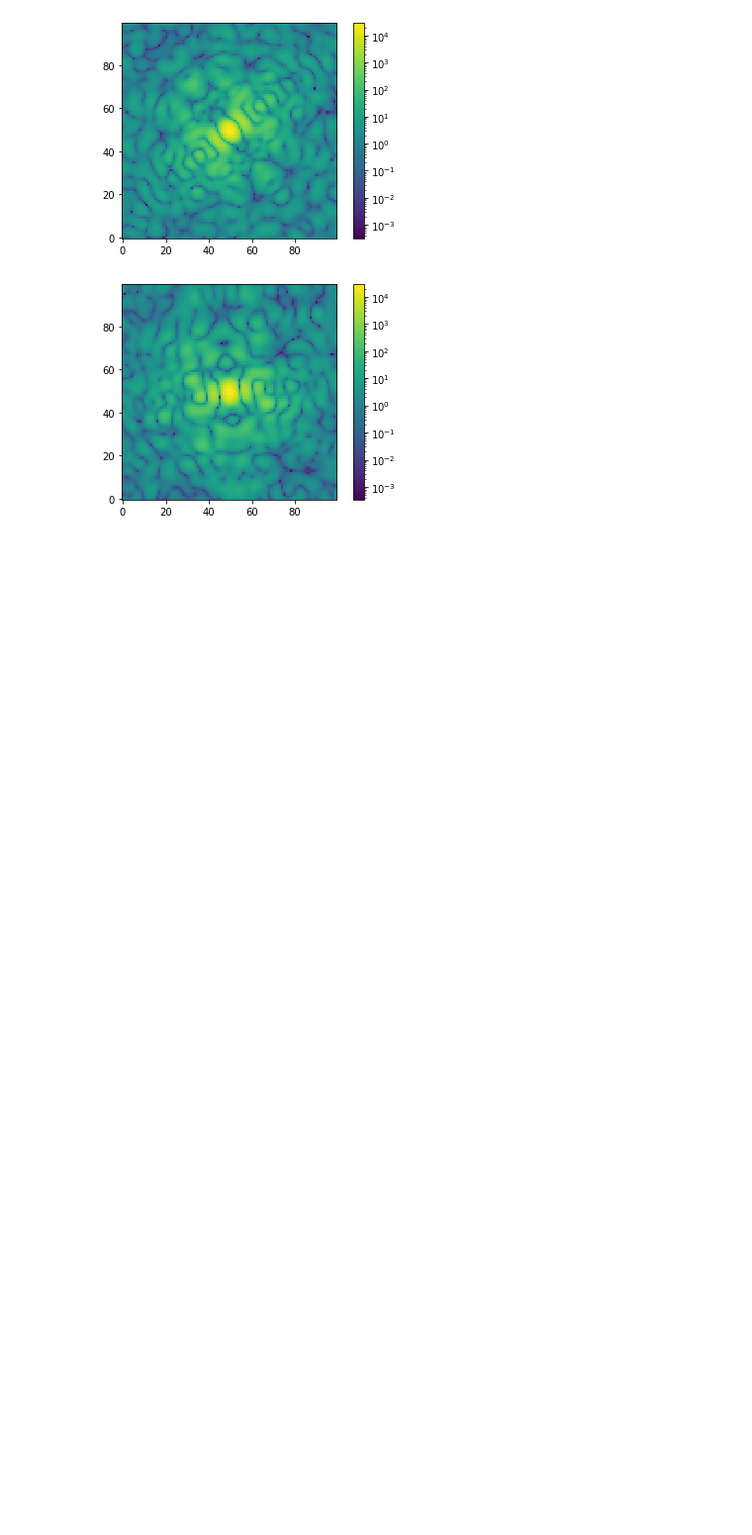
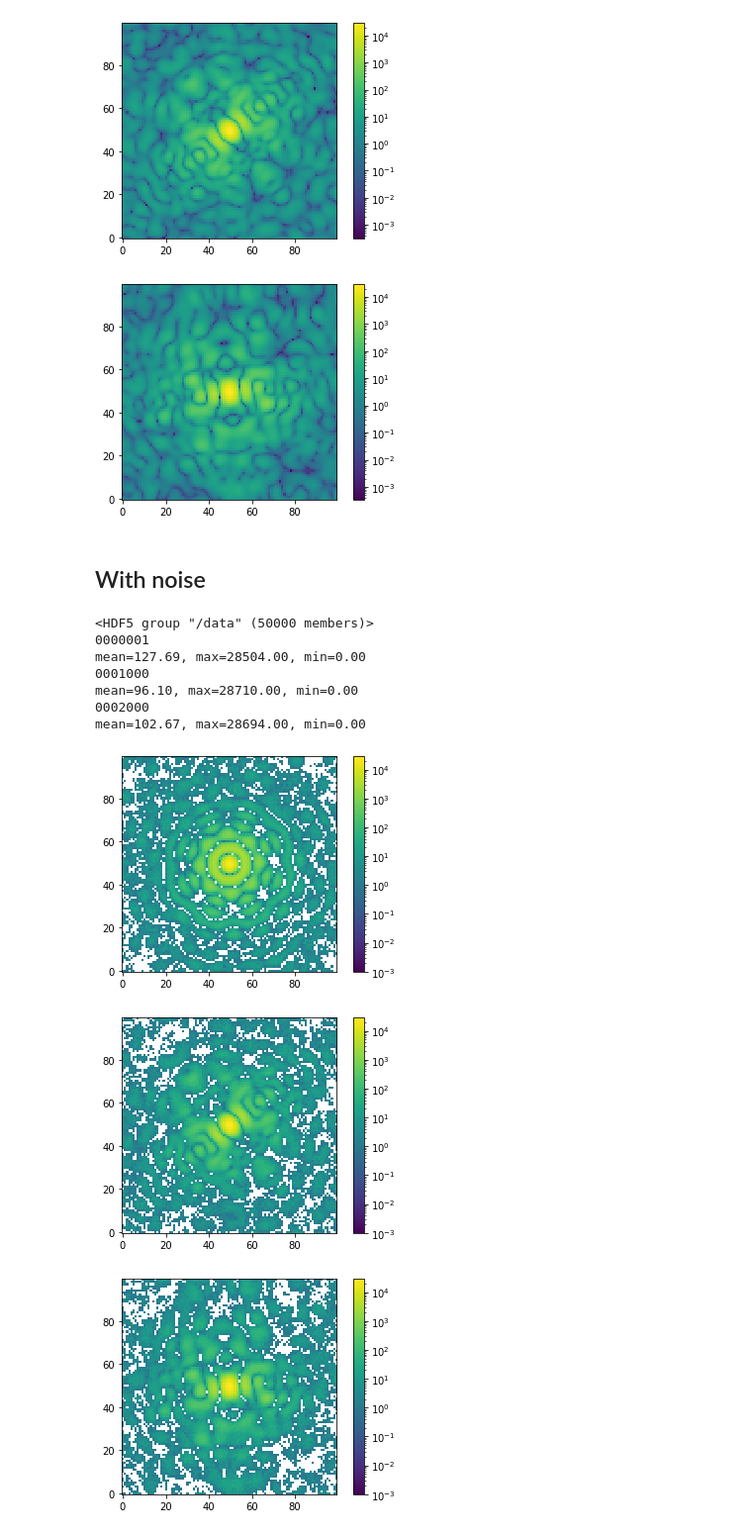
Before and after one commit to JunCEEE/testEMC, a Jupyter notebook: src/controller/Chaperonins/checkDiffr.ipynb, the cells around one changed output. Shown at 99% size. Cells and saved outputs as stored; diff of their text form; code cells hidden in the pictures; blank space fills up the shorter version.

Commit message:
add noise plot

```diff
--- a/src/controller/Chaperonins/checkDiffr.ipynb
+++ b/src/controller/Chaperonins/checkDiffr.ipynb
@@ -6,7 +6,7 @@ import matplotlib.pyplot as plt
 import numpy as np
 import matplotlib.colors as colors
 # %%
-def plotDiffr(input_data, idx_range = (1,2), n_diffr=2, vmin='diffr.min()', vmax='diffr.max()'):
+def plotDiffr(input_data,idx_range = (1,2), n_diffr=2, with_noise = False, vmin='diffr.min()', vmax='diffr.max()'):
     """ Plot the diffraction pattern.
 
     Args:
@@ -25,6 +25,8 @@ def plotDiffr(input_data, idx_range = (1,2), n_diffr=2, vmin='diffr.min()', vmax
             frame = '{:07}'.format(int(i))
             print (frame)
             diffr = fh['data/'+frame+'/diffr'][0]
+            if with_noise:
+                diffr = np.random.poisson(diffr)
             plt.figure()
             plt.imshow(diffr,norm=colors.LogNorm(vmin=eval(vmin), vmax=eval(vmax)),origin='lower')
             plt.colorbar()
@@ -59,3 +44,18 @@ mean=102.61, max=28728.69, min=0.00
 [figure]
 [figure]
 [figure]
+# %% [markdown]
+## With noise
+# %%
+plotDiffr('./diffr_100x100_50k_unifrom.h5',idx_range=[1,2000],n_diffr=3,with_noise=True,vmin='diffr.min()+1e-3')
+# %% [output]
+<HDF5 group "/data" (50000 members)>
+0000001
+mean=127.69, max=28504.00, min=0.00
+0001000
+mean=96.10, max=28710.00, min=0.00
+0002000
+mean=102.67, max=28694.00, min=0.00
+[figure, added]
+[figure, added]
+[figure, added]
```
Also changed, not shown: parts of 1 cell of this notebook.
